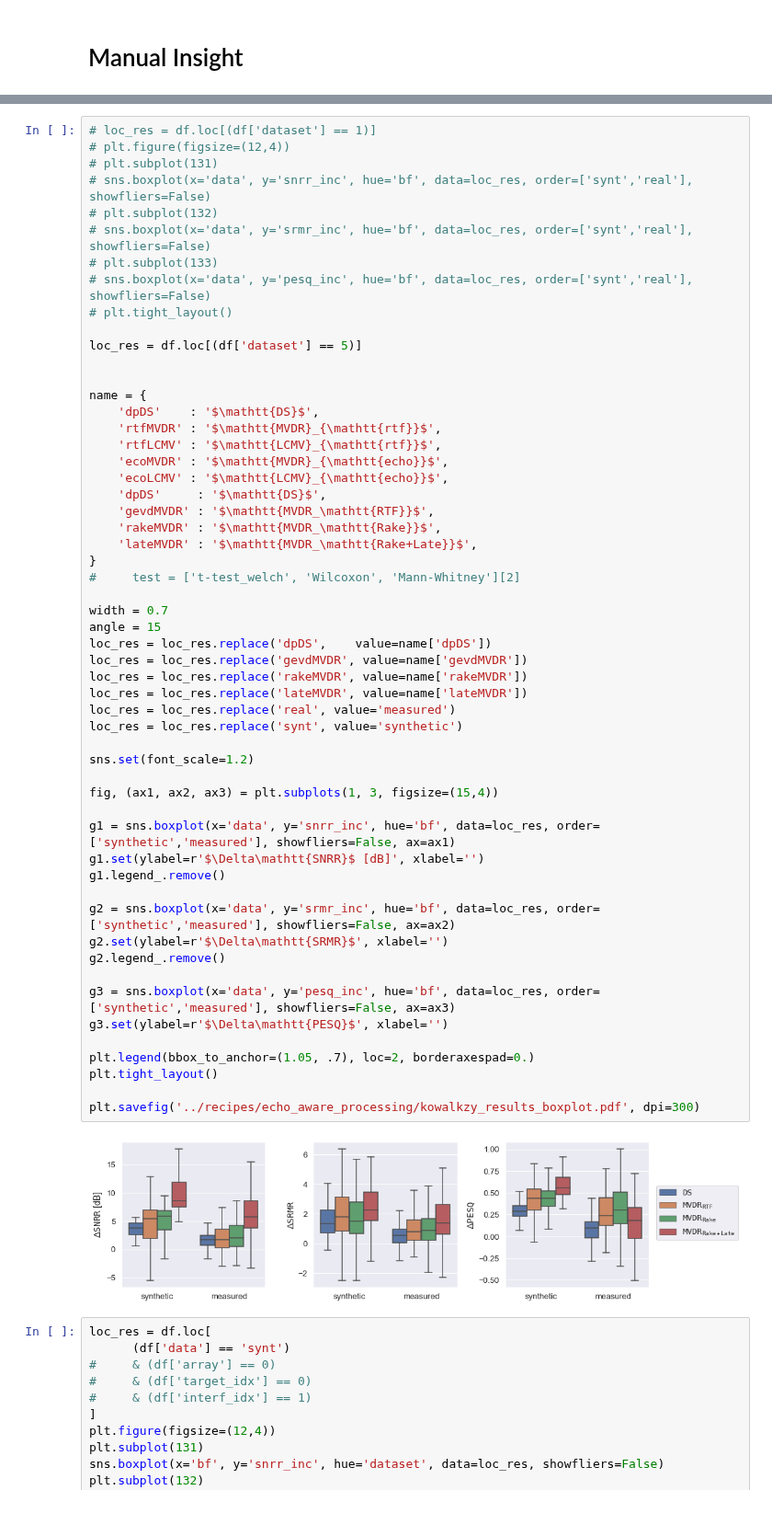
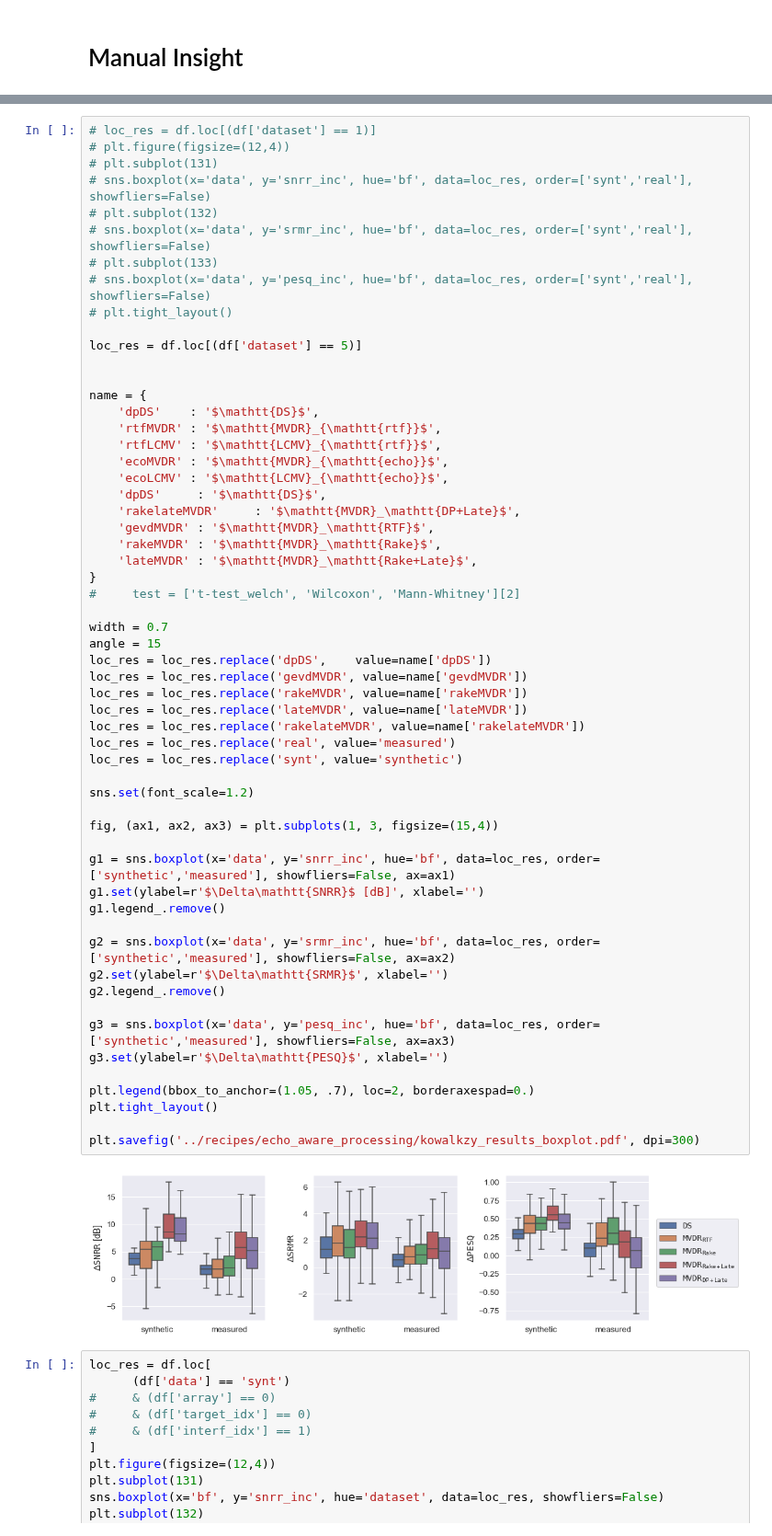
Before and after one commit to Chutlhu/dEchorate, a Jupyter notebook: notebooks/Echo aware Beamforming - results for journal.ipynb, the cells around one changed output, grey strips where cells are left out. Shown at 92% size. Drawn from its saved outputs; the diff is of its cells as text.

```diff
--- a/notebooks/Echo aware Beamforming - results for journal.ipynb
+++ b/notebooks/Echo aware Beamforming - results for journal.ipynb
@@ -277,42 +277,44 @@ name = {
     'ecoMVDR' : '$\mathtt{MVDR}_{\mathtt{echo}}$',
     'ecoLCMV' : '$\mathtt{LCMV}_{\mathtt{echo}}$',
     'dpDS'     : '$\mathtt{DS}$',
-    'gevdMVDR' : '$\mathtt{MVDR_\mathtt{RTF}}$',
-    'rakeMVDR' : '$\mathtt{MVDR_\mathtt{Rake}}$',
-    'lateMVDR' : '$\mathtt{MVDR_\mathtt{Rake+Late}}$',
+    'rakelateMVDR'     : '$\mathtt{MVDR}_\mathtt{DP+Late}$',
+    'gevdMVDR' : '$\mathtt{MVDR}_\mathtt{RTF}$',
+    'rakeMVDR' : '$\mathtt{MVDR}_\mathtt{Rake}$',
+    'lateMVDR' : '$\mathtt{MVDR}_\mathtt{Rake+Late}$',
 }
 #     test = ['t-test_welch', 'Wilcoxon', 'Mann-Whitney'][2]
 
 width = 0.7
 angle = 15
 loc_res = loc_res.replace('dpDS',    value=name['dpDS'])
 loc_res = loc_res.replace('gevdMVDR', value=name['gevdMVDR'])
 loc_res = loc_res.replace('rakeMVDR', value=name['rakeMVDR'])
 loc_res = loc_res.replace('lateMVDR', value=name['lateMVDR'])
+loc_res = loc_res.replace('rakelateMVDR', value=name['rakelateMVDR'])
 loc_res = loc_res.replace('real', value='measured')
 loc_res = loc_res.replace('synt', value='synthetic')
 
 sns.set(font_scale=1.2)
 
 fig, (ax1, ax2, ax3) = plt.subplots(1, 3, figsize=(15,4))
 
 g1 = sns.boxplot(x='data', y='snrr_inc', hue='bf', data=loc_res, order=['synthetic','measured'], showfliers=False, ax=ax1)
 g1.set(ylabel=r'$\Delta\mathtt{SNRR}$ [dB]', xlabel='')
 g1.legend_.remove()
 
 g2 = sns.boxplot(x='data', y='srmr_inc', hue='bf', data=loc_res, order=['synthetic','measured'], showfliers=False, ax=ax2)
 g2.set(ylabel=r'$\Delta\mathtt{SRMR}$', xlabel='')
 g2.legend_.remove()
 
 g3 = sns.boxplot(x='data', y='pesq_inc', hue='bf', data=loc_res, order=['synthetic','measured'], showfliers=False, ax=ax3)
 g3.set(ylabel=r'$\Delta\mathtt{PESQ}$', xlabel='')
 
 plt.legend(bbox_to_anchor=(1.05, .7), loc=2, borderaxespad=0.)
 plt.tight_layout()
 
 plt.savefig('../recipes/echo_aware_processing/kowalkzy_results_boxplot.pdf', dpi=300)
 # %% [output]
-[figure, old version]
+[figure, new version]
 # %%
 loc_res = df.loc[
       (df['data'] == 'synt')
```
Also changed, not shown: parts of 5 cells of this notebook, 6 other files.
